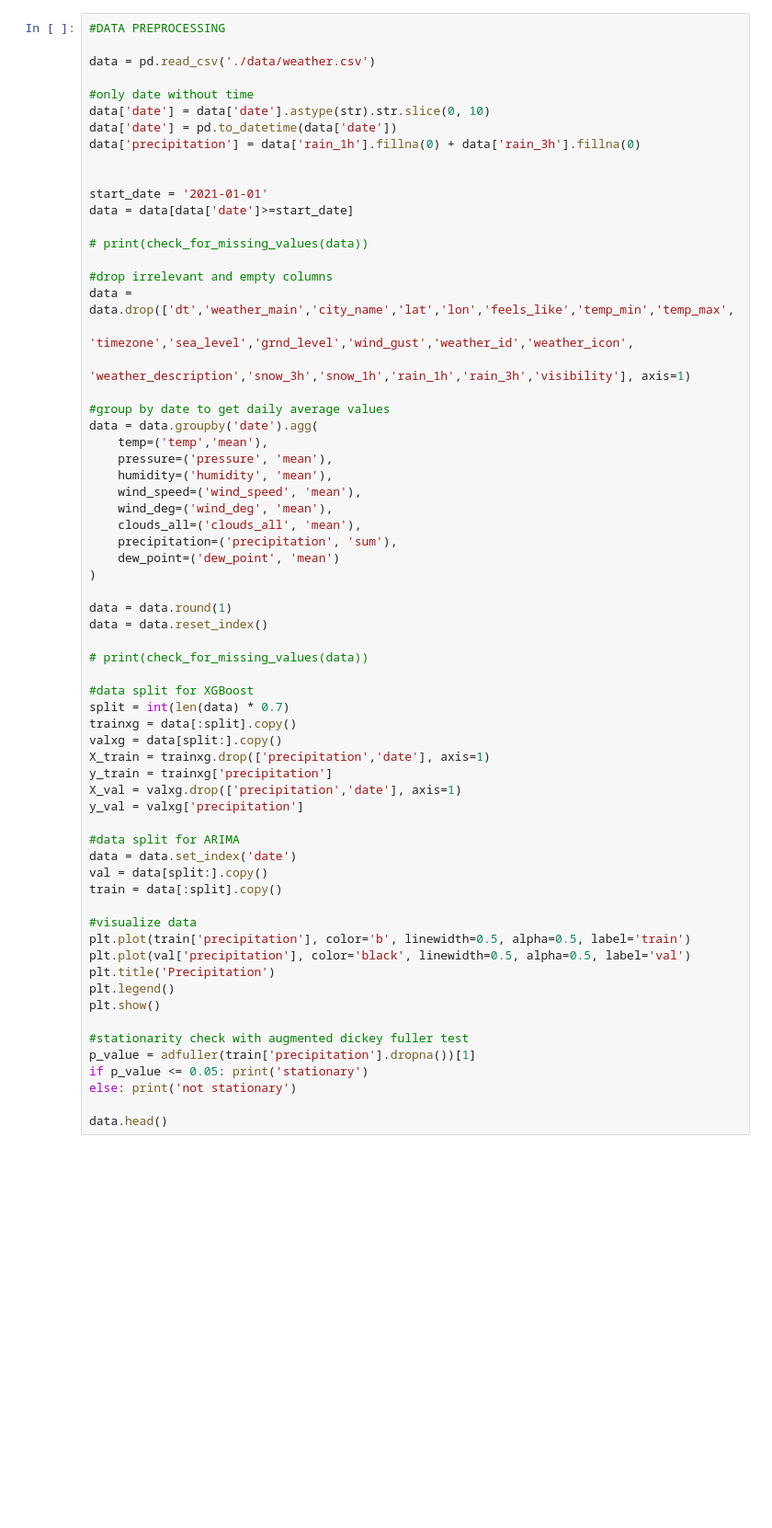
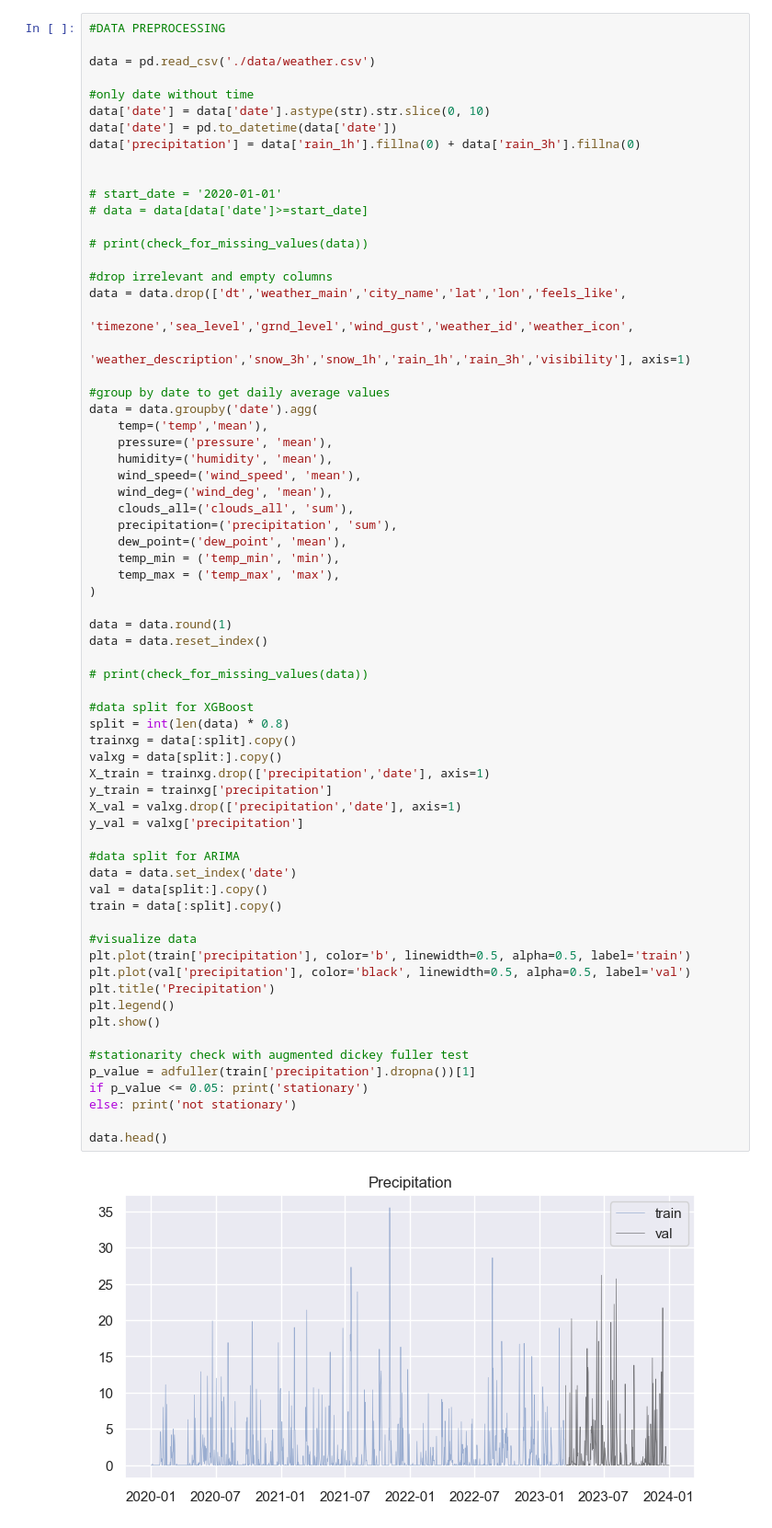
Before and after one commit to plazmica10/Projekat, a Jupyter notebook: main.ipynb, the cells around one changed output. Shown at 92% size. Saved outputs shown, nothing was run; the diff lists cells and outputs as text; blank space fills up the shorter version.

```diff
--- a/main.ipynb
+++ b/main.ipynb
@@ -29,13 +31,13 @@ data['date'] = pd.to_datetime(data['date'])
 data['precipitation'] = data['rain_1h'].fillna(0) + data['rain_3h'].fillna(0)
 
 
-start_date = '2021-01-01'
-data = data[data['date']>=start_date]
+# start_date = '2020-01-01'
+# data = data[data['date']>=start_date]
 
 # print(check_for_missing_values(data))
 
 #drop irrelevant and empty columns
-data = data.drop(['dt','weather_main','city_name','lat','lon','feels_like','temp_min','temp_max',
+data = data.drop(['dt','weather_main','city_name','lat','lon','feels_like',
                     'timezone','sea_level','grnd_level','wind_gust','weather_id','weather_icon',
                     'weather_description','snow_3h','snow_1h','rain_1h','rain_3h','visibility'], axis=1)
 
@@ -46,40 +48,44 @@ data = data.groupby('date').agg(
     humidity=('humidity', 'mean'),
     wind_speed=('wind_speed', 'mean'),
     wind_deg=('wind_deg', 'mean'),
-    clouds_all=('clouds_all', 'mean'),
+    clouds_all=('clouds_all', 'sum'),
     precipitation=('precipitation', 'sum'),
-    dew_point=('dew_point', 'mean')
+    dew_point=('dew_point', 'mean'),
+    temp_min = ('temp_min', 'min'),
+    temp_max = ('temp_max', 'max'),
 )
 
 data = data.round(1)
 data = data.reset_index()
 
 # print(check_for_missing_values(data))
 
 #data split for XGBoost
-split = int(len(data) * 0.7)
+split = int(len(data) * 0.8)
 trainxg = data[:split].copy()
 valxg = data[split:].copy()
 X_train = trainxg.drop(['precipitation','date'], axis=1)
 y_train = trainxg['precipitation']
 X_val = valxg.drop(['precipitation','date'], axis=1)
 y_val = valxg['precipitation']
 
 #data split for ARIMA
 data = data.set_index('date')
 val = data[split:].copy()
 train = data[:split].copy()
 
 #visualize data
 plt.plot(train['precipitation'], color='b', linewidth=0.5, alpha=0.5, label='train')
 plt.plot(val['precipitation'], color='black', linewidth=0.5, alpha=0.5, label='val')
 plt.title('Precipitation')
 plt.legend()
 plt.show()
 
 #stationarity check with augmented dickey fuller test
 p_value = adfuller(train['precipitation'].dropna())[1]
 if p_value <= 0.05: print('stationary')
 else: print('not stationary')
 
 data.head()
+# %% [output]
+[figure, added]
```
Also changed, not shown: parts of 11 cells of this notebook, 2 other files.
